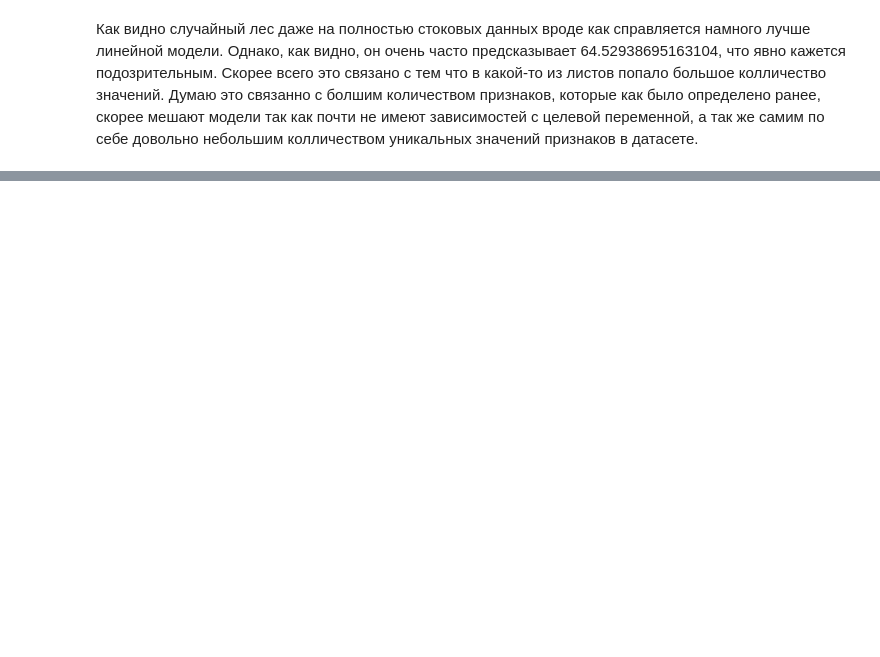
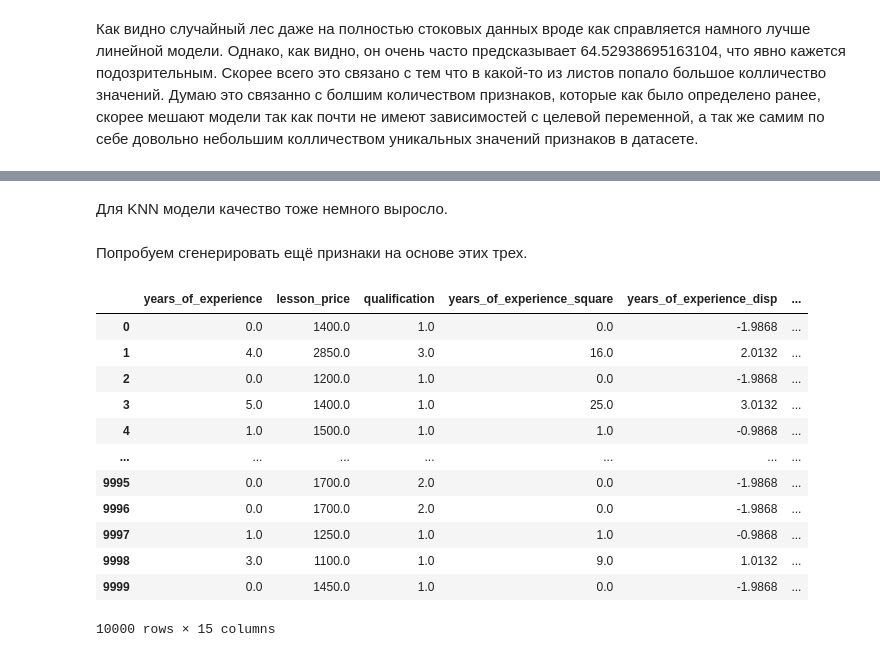
Before and after one commit to Ergney/Project-for-competition-of-Kaggle, a Jupyter notebook: Untitled.ipynb, the cells around one changed output, grey strips where cells are left out. Saved outputs shown, nothing was run; the diff lists cells and outputs as text; code cells hidden in the pictures; blank space fills up the shorter version.

```diff
--- a/Untitled.ipynb
+++ b/Untitled.ipynb
@@ -802,0 +935,4 @@ MSE для тестовой выборки: 58.7696266666666
+# %% [markdown]
+Для KNN модели качество тоже немного выросло.
+# %% [markdown]
+Попробуем сгенерировать ещё признаки на основе этих трех.
@@ -802,0 +958,16 @@ MSE для тестовой выборки: 58.7696266666666
+# %%
+modif_df_train2
+# %% [output]
+|  | years_of_experience | lesson_price | qualification | years_of_experience_square | years_of_experience_disp | ... |
+| 0 | 0.0 | 1400.0 | 1.0 | 0.0 | -1.9868 | ... |
+| 1 | 4.0 | 2850.0 | 3.0 | 16.0 | 2.0132 | ... |
+| 2 | 0.0 | 1200.0 | 1.0 | 0.0 | -1.9868 | ... |
+| 3 | 5.0 | 1400.0 | 1.0 | 25.0 | 3.0132 | ... |
+| 4 | 1.0 | 1500.0 | 1.0 | 1.0 | -0.9868 | ... |
+| ... | ... | ... | ... | ... | ... | ... |
+| 9995 | 0.0 | 1700.0 | 2.0 | 0.0 | -1.9868 | ... |
+| 9996 | 0.0 | 1700.0 | 2.0 | 0.0 | -1.9868 | ... |
+| 9997 | 1.0 | 1250.0 | 1.0 | 1.0 | -0.9868 | ... |
+| 9998 | 3.0 | 1100.0 | 1.0 | 9.0 | 1.0132 | ... |
+| 9999 | 0.0 | 1450.0 | 1.0 | 0.0 | -1.9868 | ... |
+10000 rows × 15 columns
```
Also changed, not shown: parts of 43 cells of this notebook, 1 other file.
